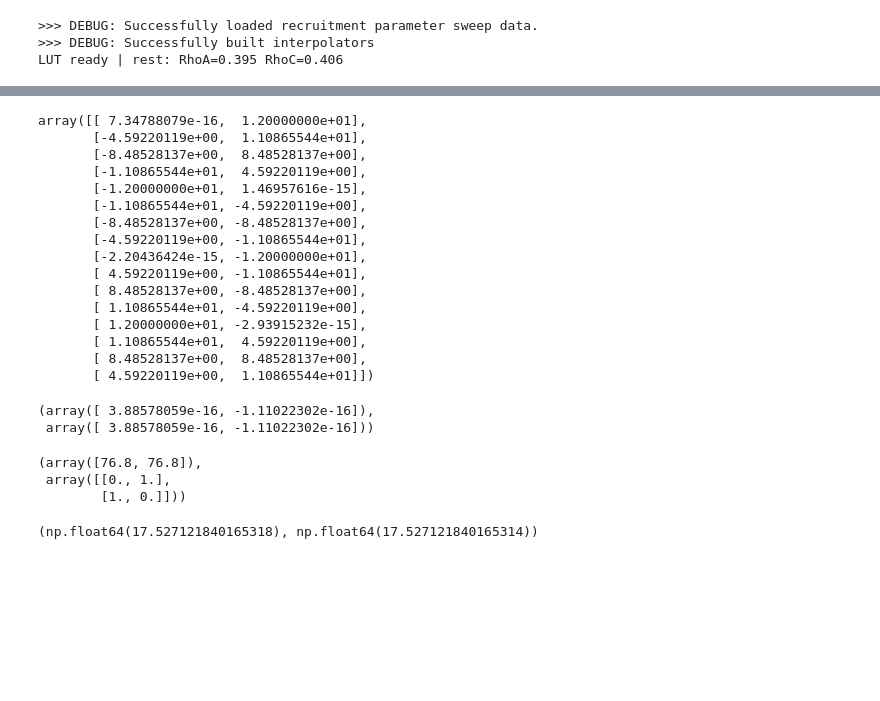
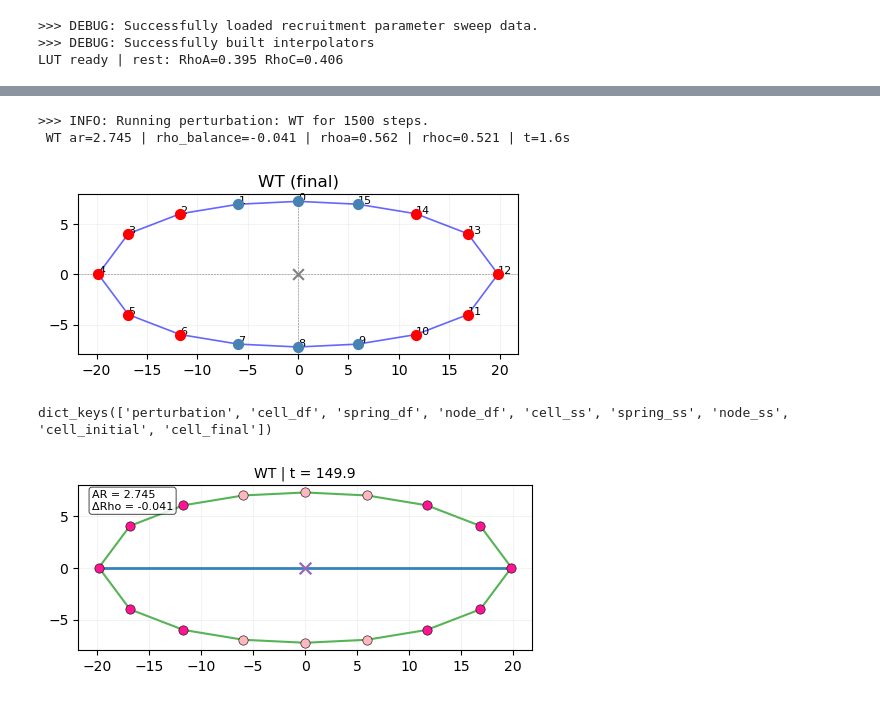
Before and after one commit to emilieyuu/endotehelial-masboss, a Jupyter notebook: notebooks/17_measurement_analysis.ipynb, the cells around one changed output, grey strips where cells are left out. Drawn from its saved outputs; the diff is of its cells as text; code cells hidden in the pictures; blank space fills up the shorter version.

Commit message:
plotters - cell single

```diff
--- a/notebooks/17_measurement_analysis.ipynb
+++ b/notebooks/17_measurement_analysis.ipynb
@@ -8,16 +8,14 @@ import numpy as np
 import pandas as pd
 import copy
 
-from src.config import load_abm_sim_cfg, load_bm_sweep_cfg
+from src.config import load_abm_sim_cfg
 from src.paths import BM_RESULTS_DIR
 
-from abm.flow_field import FlowField
-from abm.cell_agent import CellAgent
-from abm.rho_lookup_table import RhoLookupTable
-from abm.scripts.run_abm_sim import plot_cell
+from abm.experiment_runner import ExperimentRunner
+from abm.plotting.cell_plotter import plot_cell
 
-cfg = load_abm_sim_cfg()
-lut = RhoLookupTable(cfg, BM_RESULTS_DIR)
+sim_cfg = load_abm_sim_cfg()
+runner = ExperimentRunner(sim_cfg, BM_RESULTS_DIR)
 # %% [output]
 >>> DEBUG: Successfully loaded recruitment parameter sweep data.
 >>> DEBUG: Successfully built interpolators
@@ -37,41 +23,18 @@ plot_cell(cell)
-# %%
-pos = cell.positions
-pos
-# %% [output]
-array([[ 7.34788079e-16,  1.20000000e+01],
-       [-4.59220119e+00,  1.10865544e+01],
-       [-8.48528137e+00,  8.48528137e+00],
-       [-1.10865544e+01,  4.59220119e+00],
-       [-1.20000000e+01,  1.46957616e-15],
-       [-1.10865544e+01, -4.59220119e+00],
-       [-8.48528137e+00, -8.48528137e+00],
-       [-4.59220119e+00, -1.10865544e+01],
-       [-2.20436424e-15, -1.20000000e+01],
-       [ 4.59220119e+00, -1.10865544e+01],
-       [ 8.48528137e+00, -8.48528137e+00],
-       [ 1.10865544e+01, -4.59220119e+00],
-       [ 1.20000000e+01, -2.93915232e-15],
-       [ 1.10865544e+01,  4.59220119e+00],
-       [ 8.48528137e+00,  8.48528137e+00],
-       [ 4.59220119e+00,  1.10865544e+01]])
-# %%
-pos.mean(axis=0), cell.centroid
-# %% [output]
-(array([ 3.88578059e-16, -1.11022302e-16]),
- array([ 3.88578059e-16, -1.11022302e-16]))
-# %%
-vec = pos - cell.centroid
-eigvals, eigvecs = np.linalg.eigh(np.cov(vec.T))
-eigvals, eigvecs
-# %% [output]
-(array([76.8, 76.8]),
- array([[0., 1.],
-        [1., 0.]]))
-# %%
-eigvals   = np.maximum(eigvals, 0.0)
-
-minor = 2.0 * np.sqrt(eigvals[0])
-major = 2.0 * np.sqrt(eigvals[1])
-major, minor
-# %% [output]
-(np.float64(17.527121840165318), np.float64(17.527121840165314))
+# %%
+result = runner.run_single(perturbation='WT', plot=True,)
+# %% [output]
+>>> INFO: Running perturbation: WT for 1500 steps.
+ WT ar=2.745 | rho_balance=-0.041 | rhoa=0.562 | rhoc=0.521 | t=1.6s
+[figure, added]
+# %%
+result.keys()
+# %% [output]
+dict_keys(['perturbation', 'cell_df', 'spring_df', 'node_df', 'cell_ss', 'spring_ss', 'node_ss', 'cell_initial', 'cell_final'])
+# %%
+fig, ax = plt.subplots(figsize=(6.5, 5))
+plot_cell(ax, result["cell_final"], perturbation=result["perturbation"], time=result["cell_ss"]["time"],
+          show_legend=False, show_node_ids=False)
+plt.tight_layout(rect=[0, 0, 0.84, 1])
+plt.show()
+# %% [output]
+[figure, added]
```
Also changed, not shown: parts of 1 cell of this notebook, 18 other files.
